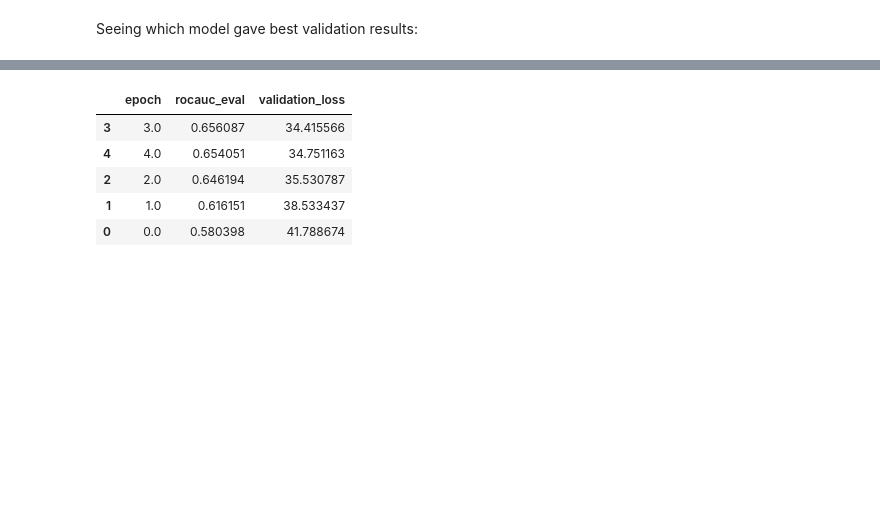
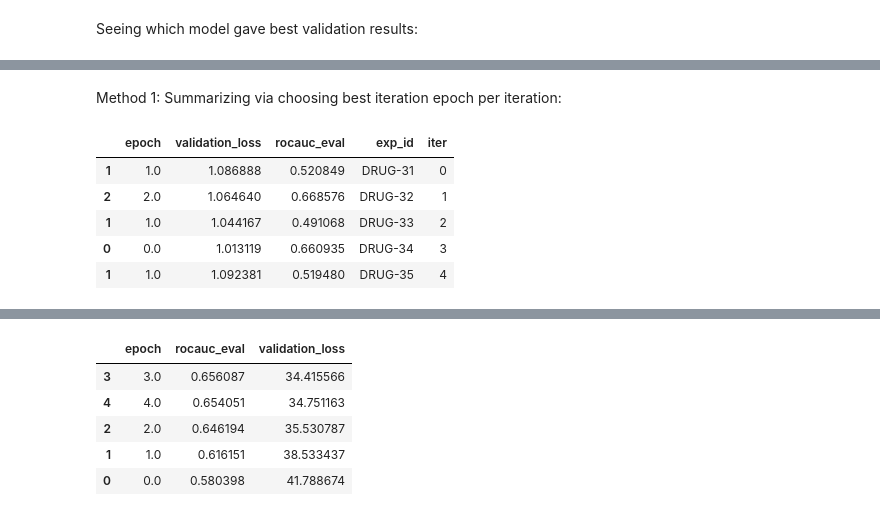
Before and after one commit to hugovergnes/drug-PAN, a Jupyter notebook: code/train_model_colab.ipynb, the cells around one changed output, grey strips where cells are left out. Saved outputs shown, nothing was run; the diff lists cells and outputs as text; code cells hidden in the pictures; blank space fills up the shorter version.

```diff
--- a/code/train_model_colab.ipynb
+++ b/code/train_model_colab.ipynb
@@ -235,0 +212,14 @@ full_results.head()
+# %% [markdown]
+Method 1: Summarizing via choosing best iteration epoch per iteration:
+# %%
+idx = full_results.groupby(['exp_id'])['validation_loss'].transform(min) == full_results['validation_loss']
+
+best_epoch_per_iter = full_results[idx]
+best_epoch_per_iter
+# %% [output]
+|  | epoch | validation_loss | rocauc_eval | exp_id | iter |
+| 1 | 1.0 | 1.086888 | 0.520849 | DRUG-31 | 0 |
+| 2 | 2.0 | 1.064640 | 0.668576 | DRUG-32 | 1 |
+| 1 | 1.0 | 1.044167 | 0.491068 | DRUG-33 | 2 |
+| 0 | 0.0 | 1.013119 | 0.660935 | DRUG-34 | 3 |
+| 1 | 1.0 | 1.092381 | 0.519480 | DRUG-35 | 4 |
```
Also changed, not shown: parts of 13 cells of this notebook, 1 other file.
